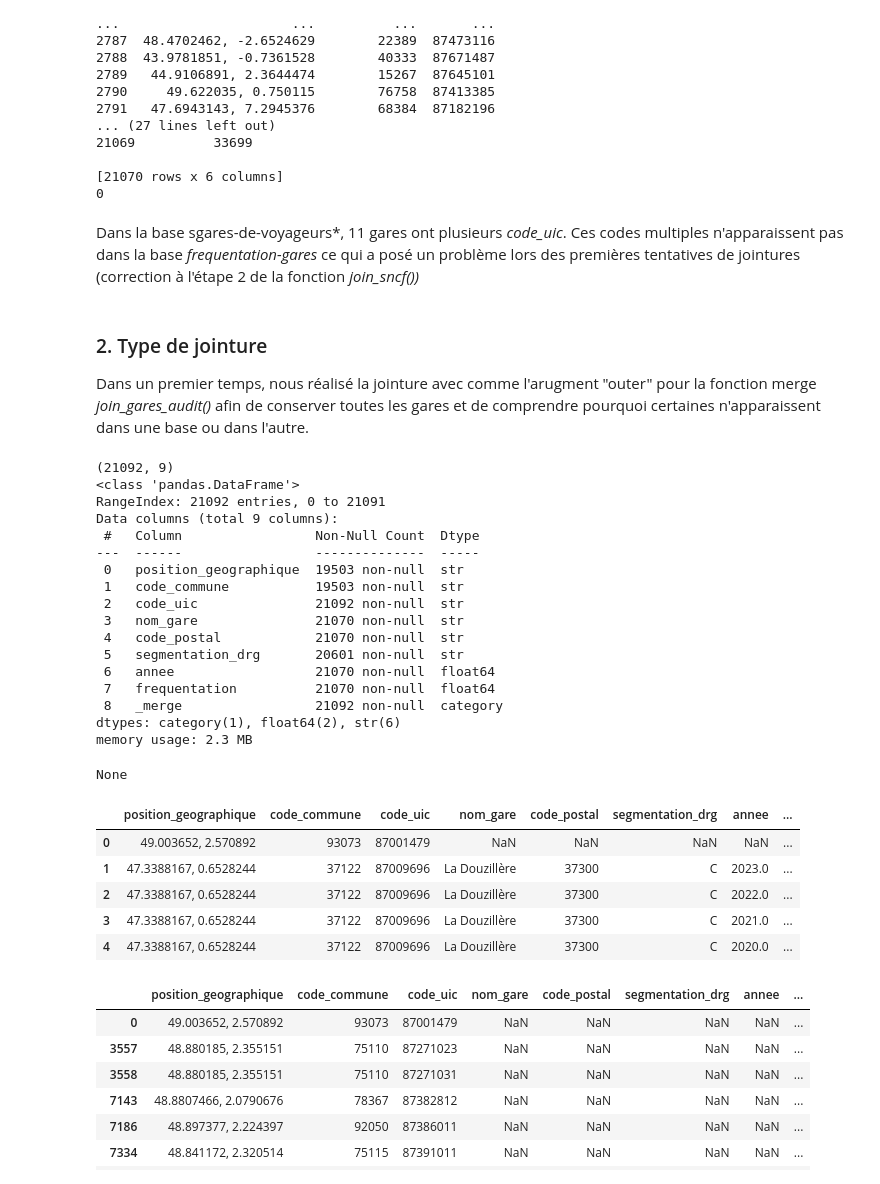
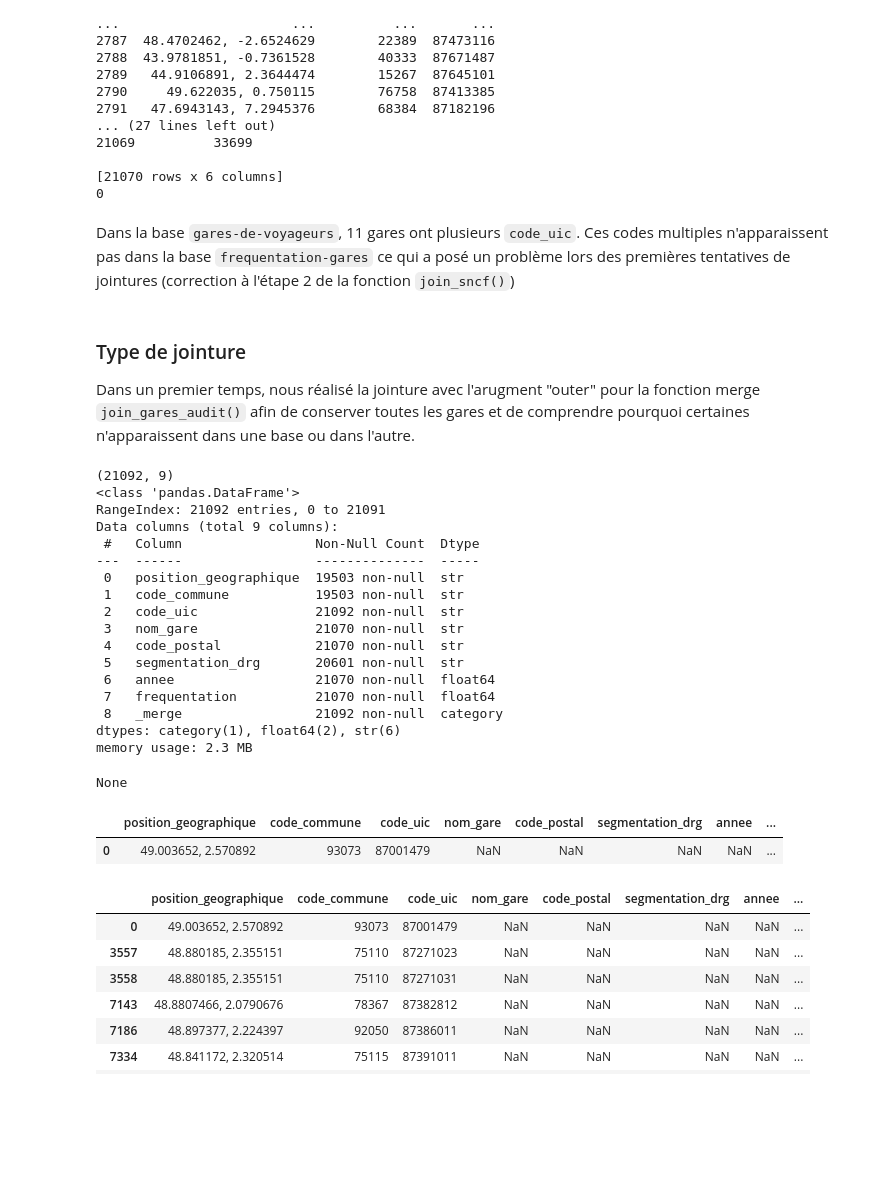
Before and after one commit to eleonoresamson3-alt/le-rail-suit-il-la-France-qui-grandit-, a Jupyter notebook: notebooks/02_base_finale.ipynb, the cells around one changed output. Cells and saved outputs as stored; diff of their text form; code cells hidden in the pictures; blank space fills up the shorter version.

Commit message:
update notebook 02 gares

```diff
--- a/notebooks/02_base_finale.ipynb
+++ b/notebooks/02_base_finale.ipynb
@@ -55,46 +54,42 @@ verif_code_uic(base)
 [21070 rows x 6 columns]
 0
 # %% [markdown]
-Dans la base sgares-de-voyageurs*, 11 gares ont plusieurs *code_uic*. Ces codes multiples n'apparaissent pas dans la base *frequentation-gares* ce qui a posé un problème lors des premières tentatives de jointures (correction à l'étape 2 de la fonction *join_sncf())*
+Dans la base `gares-de-voyageurs`, 11 gares ont plusieurs `code_uic`. Ces codes multiples n'apparaissent pas dans la base `frequentation-gares` ce qui a posé un problème lors des premières tentatives de jointures (correction à l'étape 2 de la fonction `join_sncf()`)
 # %% [markdown]
-### 2. Type de jointure
+### Type de jointure
 
-Dans un premier temps, nous réalisé la jointure avec comme l'arugment "outer" pour la fonction merge *join_gares_audit()* afin de conserver toutes les gares et de comprendre pourquoi certaines n'apparaissent dans une base ou dans l'autre.
+Dans un premier temps, nous réalisé la jointure avec l'arugment "outer" pour la fonction merge `join_gares_audit()` afin de conserver toutes les gares et de comprendre pourquoi certaines n'apparaissent dans une base ou dans l'autre.
 # %%
 # On récupère le fichier fusionné en appelant la fonction join_sncf_audit depuis src.jointure
 from src.jointure import join_sncf_audit
 
 sncf_audit = join_sncf_audit()
 
 # On affiche les dimensions du fichier, les premières lignes et les types des variables
 print(sncf_audit.shape)
 display(sncf_audit.info())
-display(sncf_audit.head())
+display(sncf_audit.head(1))
 # %% [output]
 (21092, 9)
 <class 'pandas.DataFrame'>
 RangeIndex: 21092 entries, 0 to 21091
 Data columns (total 9 columns):
  #   Column                 Non-Null Count  Dtype
 ---  ------                 --------------  -----
  0   position_geographique  19503 non-null  str
  1   code_commune           19503 non-null  str
  2   code_uic               21092 non-null  str
  3   nom_gare               21070 non-null  str
  4   code_postal            21070 non-null  str
  5   segmentation_drg       20601 non-null  str
  6   annee                  21070 non-null  float64
  7   frequentation          21070 non-null  float64
  8   _merge                 21092 non-null  category
 dtypes: category(1), float64(2), str(6)
 memory usage: 2.3 MB
 None
 |  | position_geographique | code_commune | code_uic | nom_gare | code_postal | segmentation_drg | annee | ... |
 | 0 | 49.003652, 2.570892 | 93073 | 87001479 | NaN | NaN | NaN | NaN | ... |
-| 1 | 47.3388167, 0.6528244 | 37122 | 87009696 | La Douzillère | 37300 | C | 2023.0 | ... |
-| 2 | 47.3388167, 0.6528244 | 37122 | 87009696 | La Douzillère | 37300 | C | 2022.0 | ... |
-| 3 | 47.3388167, 0.6528244 | 37122 | 87009696 | La Douzillère | 37300 | C | 2021.0 | ... |
-| 4 | 47.3388167, 0.6528244 | 37122 | 87009696 | La Douzillère | 37300 | C | 2020.0 | ... |
 # %%
 # Lignes présentes uniquement dans gares
 gares_non_appariees = sncf_audit[sncf_audit["_merge"] == "left_only"]
```
Also changed, not shown: parts of 14 cells of this notebook.
